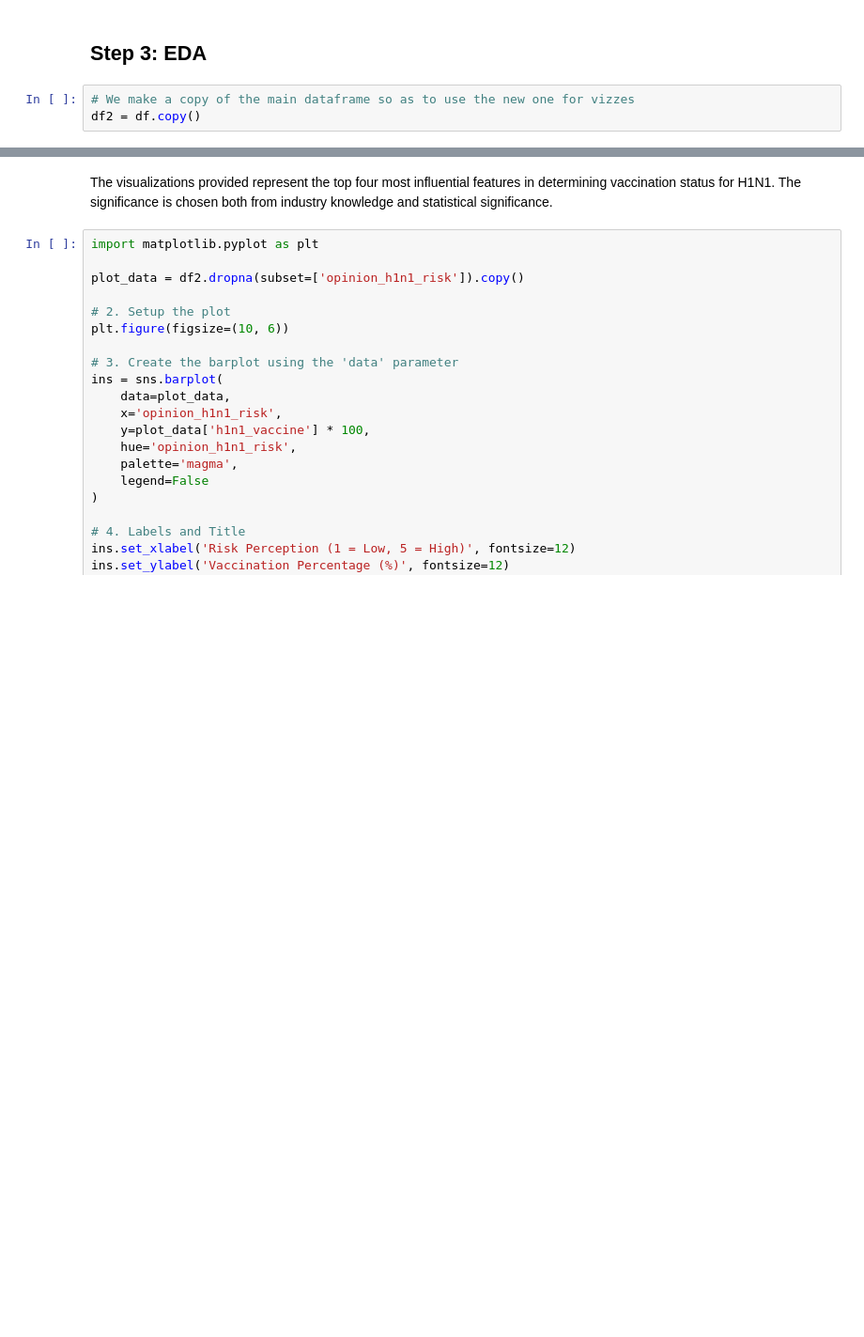
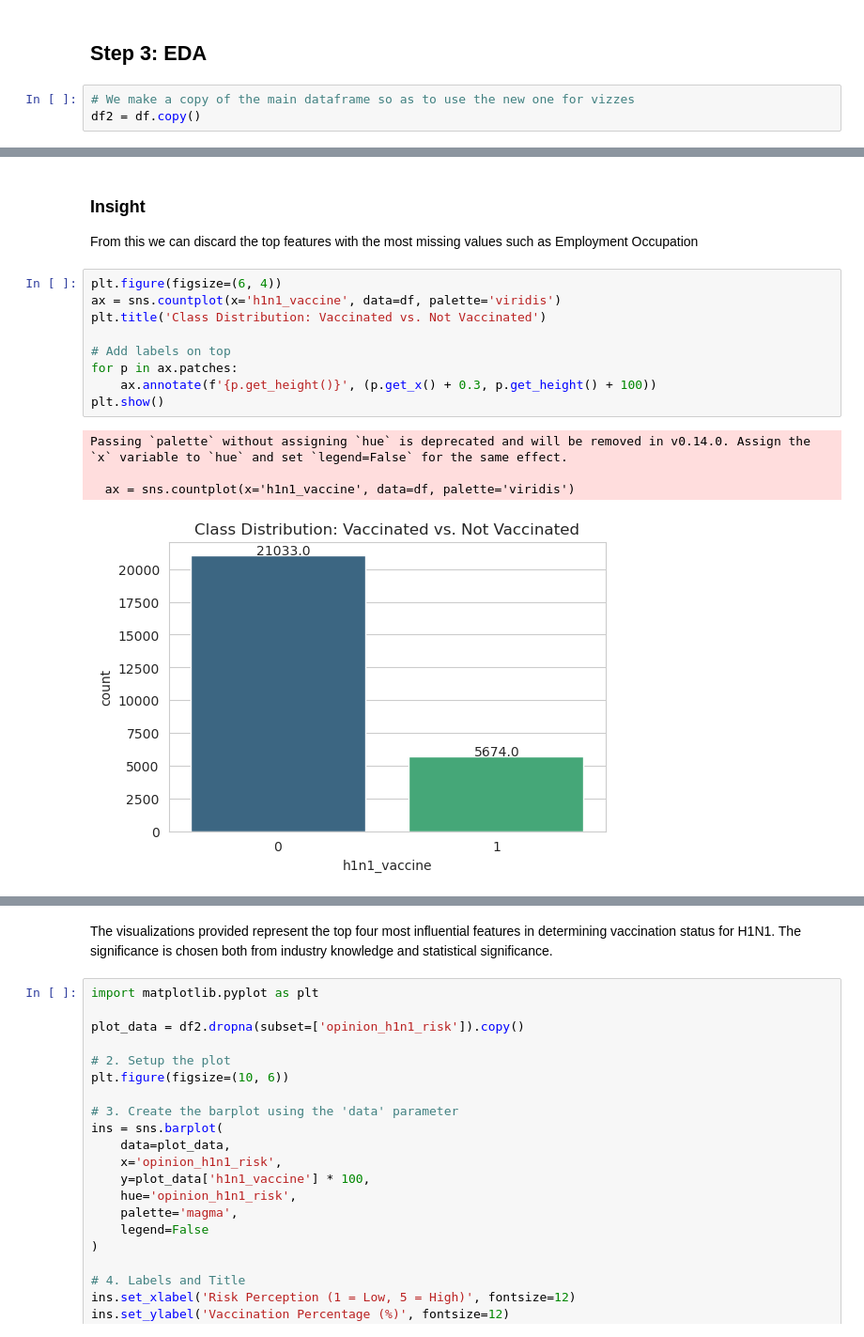
Before and after one commit to jaime8793/Phase_3_Project_DSA, a Jupyter notebook: H1N1_Vaccines.ipynb, the cells around one changed output, grey strips where cells are left out. Shown at 94% size. Drawn from its saved outputs; the diff is of its cells as text; blank space fills up the shorter version.

```diff
--- a/H1N1_Vaccines.ipynb
+++ b/H1N1_Vaccines.ipynb
@@ -216,0 +232,18 @@ h1n1_concern                     0.121929
+# %% [markdown]
+### Insight
+
+From this we can discard the top features with the most missing values such as Employment Occupation
+# %%
+plt.figure(figsize=(6, 4))
+ax = sns.countplot(x='h1n1_vaccine', data=df, palette='viridis')
+plt.title('Class Distribution: Vaccinated vs. Not Vaccinated')
+
+# Add labels on top
+for p in ax.patches:
+    ax.annotate(f'{p.get_height()}', (p.get_x() + 0.3, p.get_height() + 100))
+plt.show()
+# %% [output]
+Passing `palette` without assigning `hue` is deprecated and will be removed in v0.14.0. Assign the `x` variable to `hue` and set `legend=False` for the same effect.
+
+  ax = sns.countplot(x='h1n1_vaccine', data=df, palette='viridis')
+[figure, added]
```
Also changed, not shown: parts of 9 cells of this notebook.
